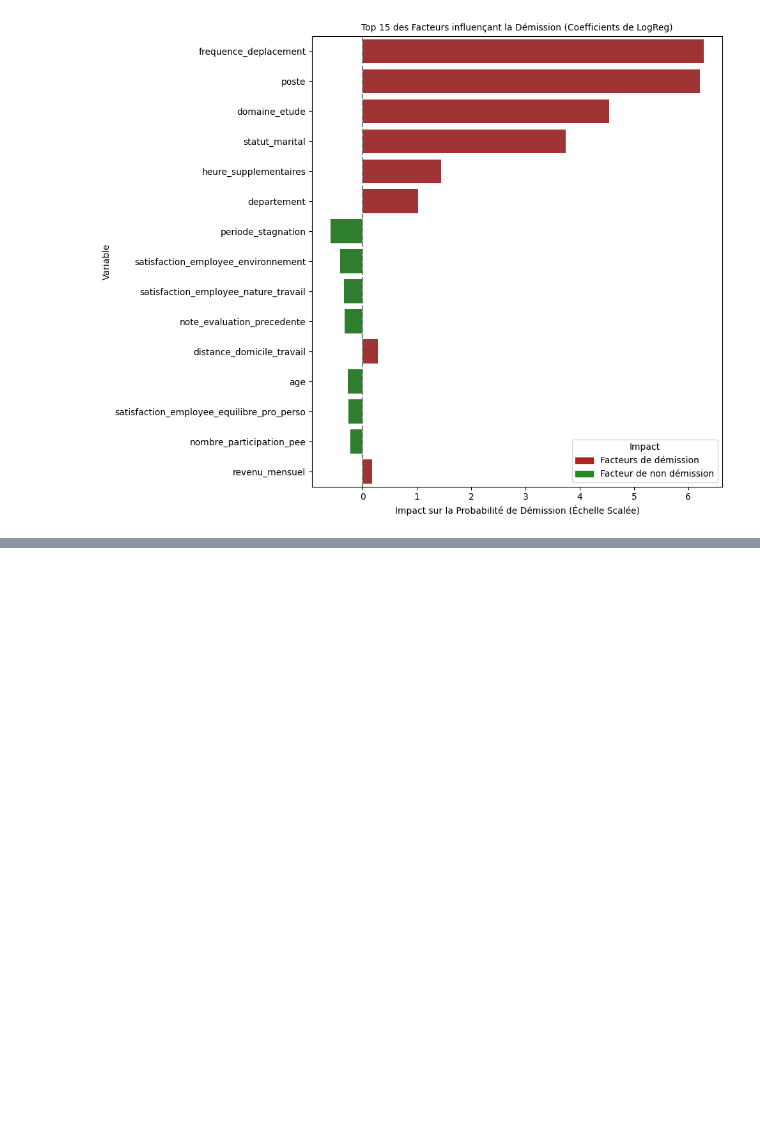
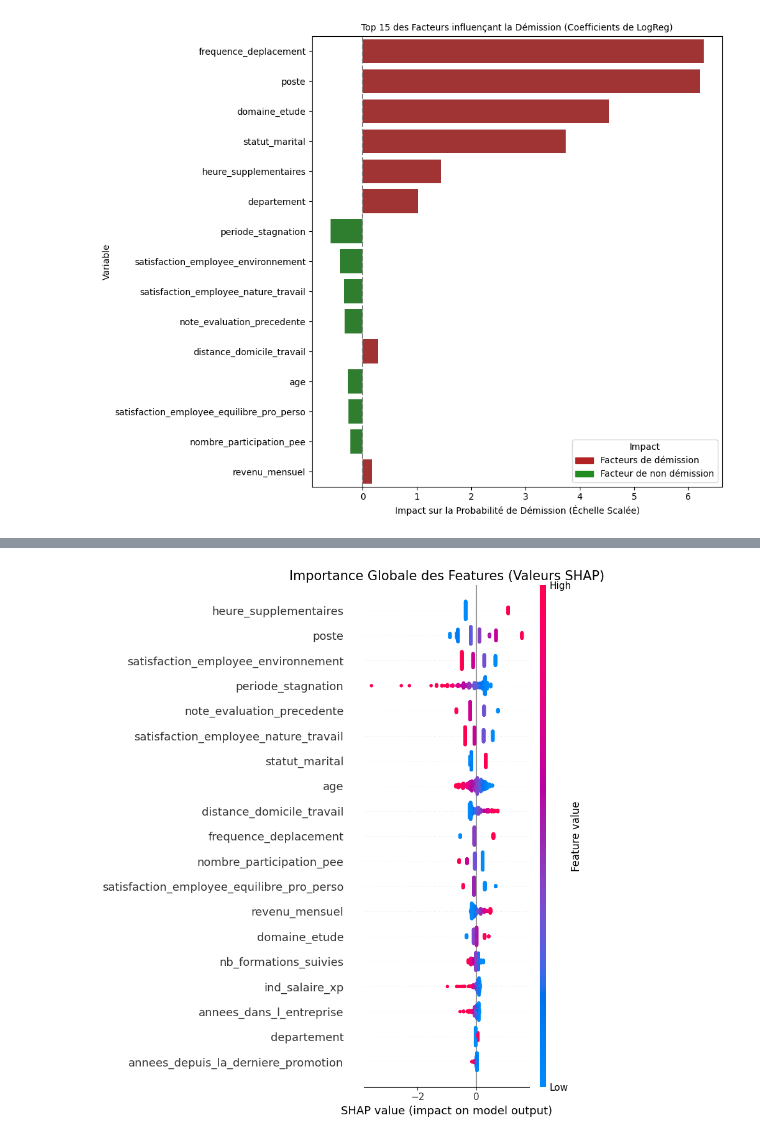
Before and after one commit to BAZAROPH/Projet-4-Classifiez-automatiquement-des-informations, a Jupyter notebook: main.ipynb, the cells around one changed output, grey strips where cells are left out. Cells and saved outputs as stored; diff of their text form; code cells hidden in the pictures; blank space fills up the shorter version.

Commit message:
Make shap and Beeswarm plot

```diff
--- a/main.ipynb
+++ b/main.ipynb
@@ -1313,0 +1327,13 @@ plt.show()
+# %%
+import shap
+
+#Définir explained shap sachant que LinearExplainer est le plus adapté à la logistique régression
+explainer = shap.LinearExplainer(
+    best_log_reg_model,
+    #L'ensemble de test pour l'arrière-plan de l'explication
+    X_test_processed
+)
+
+#Calcul de la valeur shap qui renvoi un tableau contenant la contribution à la prédiction de chaque features
+shap_values = explainer.shap_values(X_test_processed)
+print("Forme du tableau SHAP (Observations x Features):", shap_values.shape)
@@ -1313,0 +1355,13 @@ plt.show()
+# %%
+#Visualisation
+plt.figure(figsize=(10, 8))
+shap.summary_plot(
+    shap_values,
+    X_test_processed,
+    show=False
+)
+plt.title("Importance Globale des Features (Valeurs SHAP)", fontsize=15)
+plt.tight_layout()
+plt.show()
+# %% [output]
+[figure, added]
```
Also changed, not shown: parts of 2 cells of this notebook, 2 other files.
